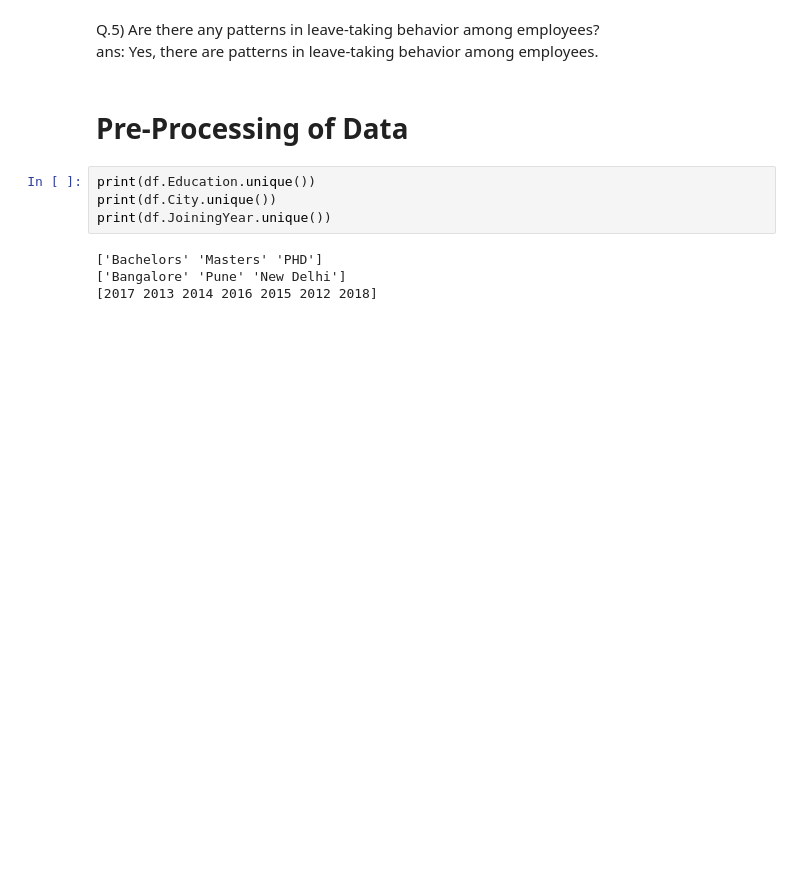
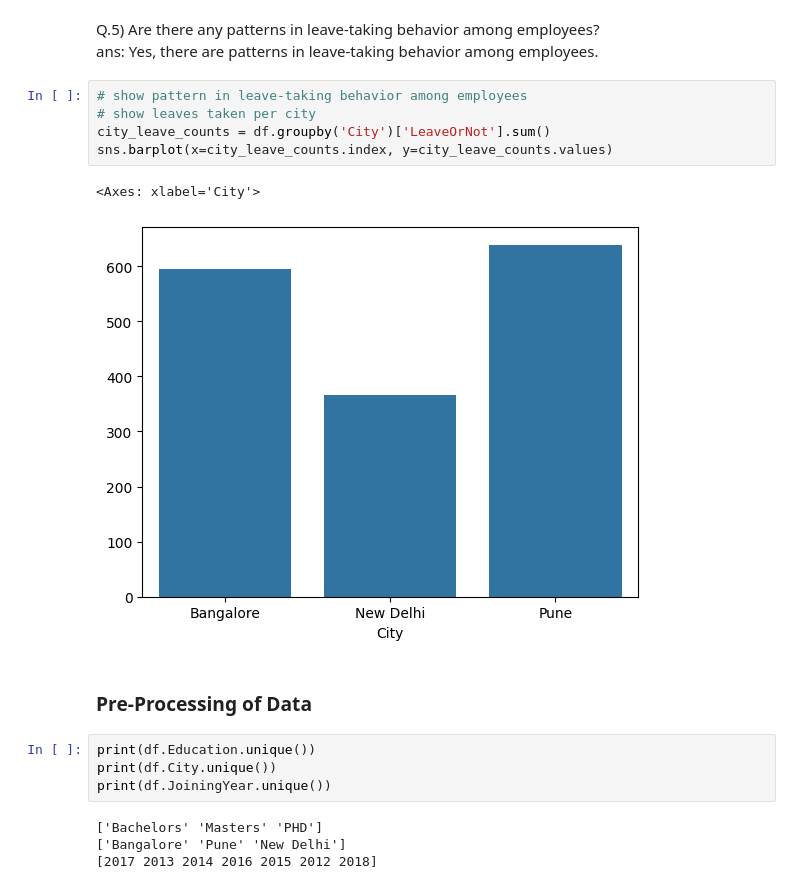
Before and after one commit to Hitstar53/AIML-Practicals, a Jupyter notebook: Exp7/exp7.ipynb, the cells around one changed output. Drawn from its saved outputs; the diff is of its cells as text; blank space fills up the shorter version.

```diff
--- a/Exp7/exp7.ipynb
+++ b/Exp7/exp7.ipynb
@@ -74,8 +78,16 @@ plt.show()
 # %% [markdown]
 Q.5) Are there any patterns in leave-taking behavior among employees?
 ans: Yes, there are patterns in leave-taking behavior among employees.
+# %%
+# show pattern in leave-taking behavior among employees
+# show leaves taken per city
+city_leave_counts = df.groupby('City')['LeaveOrNot'].sum()
+sns.barplot(x=city_leave_counts.index, y=city_leave_counts.values)
+# %% [output]
+<Axes: xlabel='City'>
+[figure, added]
 # %% [markdown]
-# Pre-Processing of Data
+### Pre-Processing of Data
 # %%
 print(df.Education.unique())
 print(df.City.unique())
```
Also changed, not shown: parts of 12 cells of this notebook, 3 other files.
